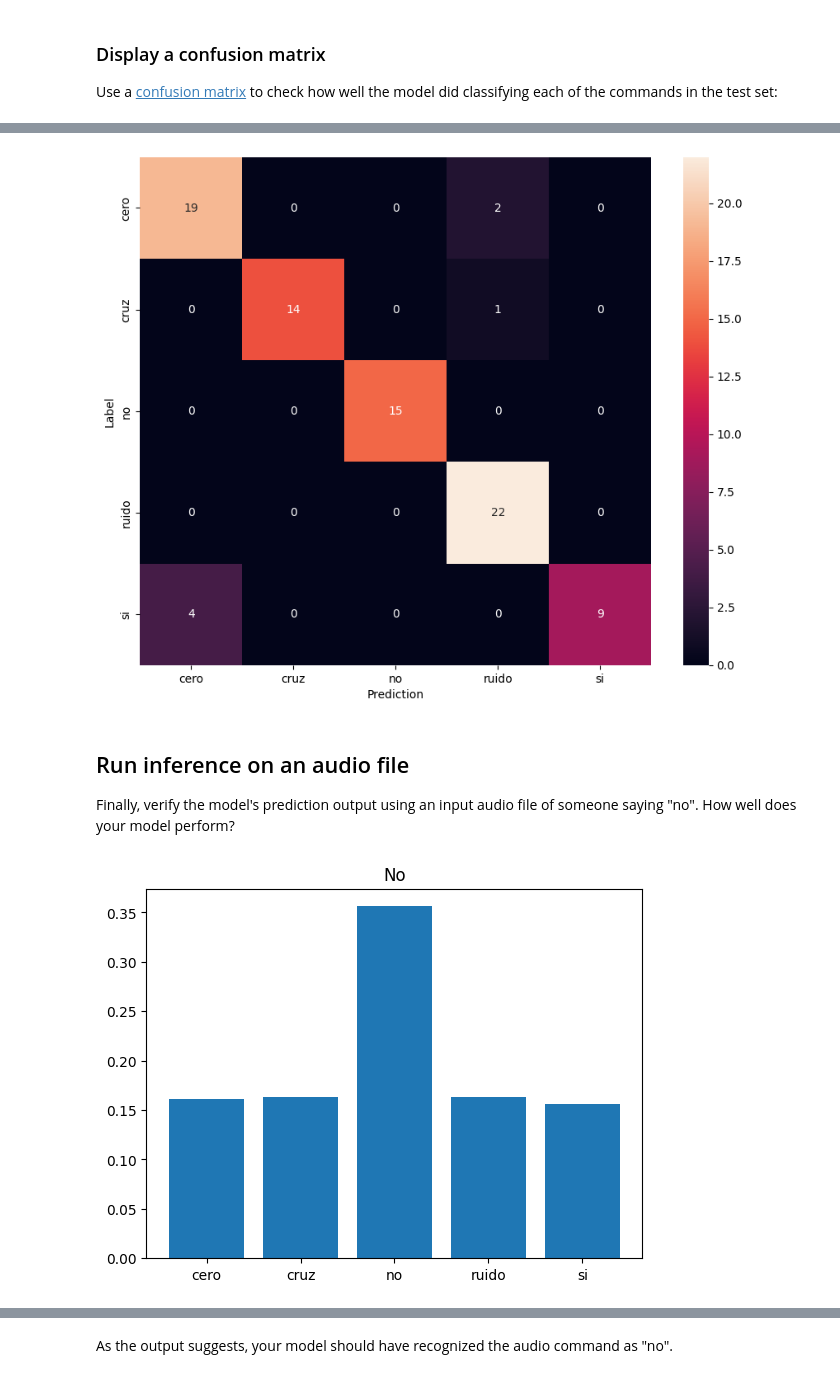
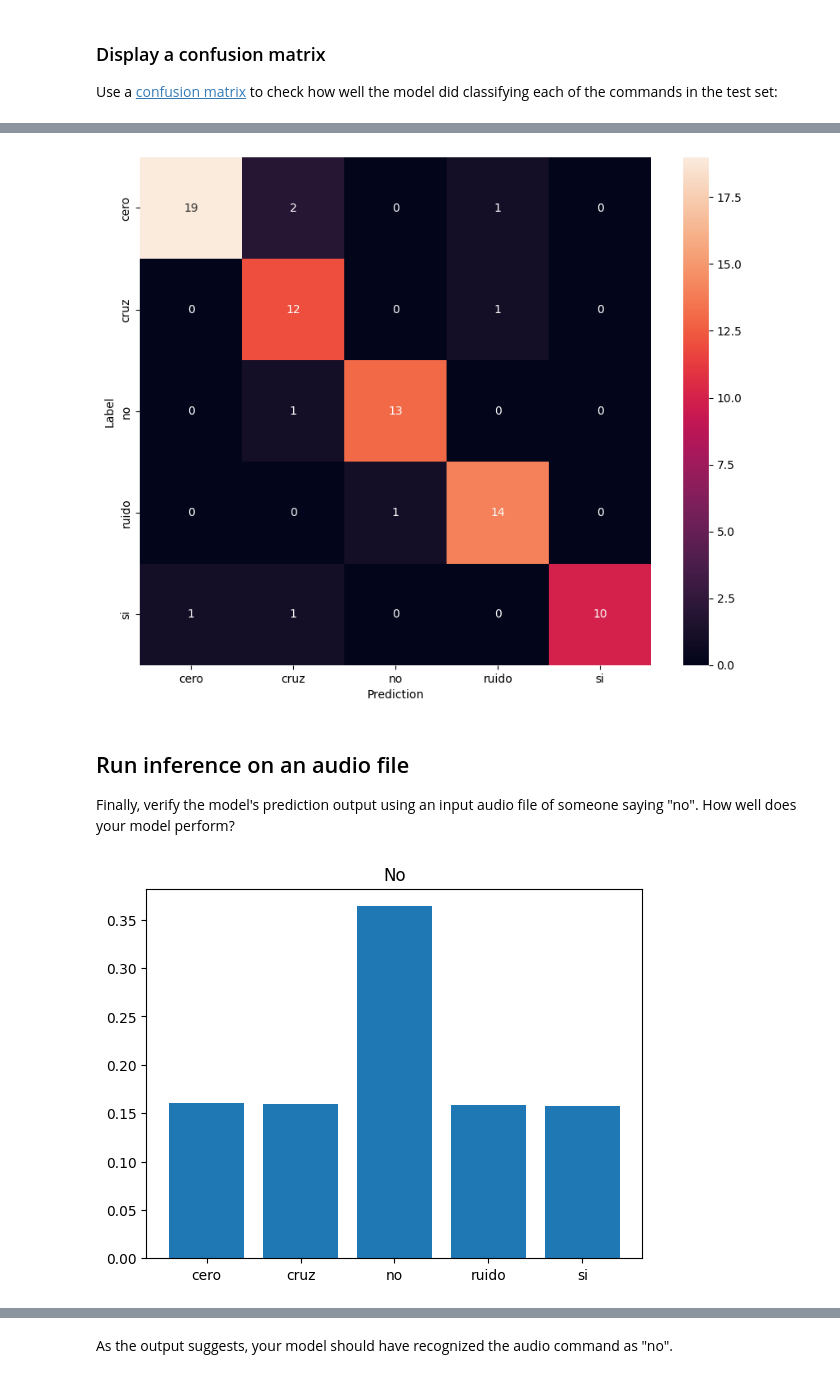
Before and after one commit to IgnacioGarciaLuengo/Edge_Computing_IOT, a Jupyter notebook: creacion_red_1.ipynb, the cells around one changed output, grey strips where cells are left out. Drawn from its saved outputs; the diff is of its cells as text; code cells hidden in the pictures.

```diff
--- a/creacion_red_1.ipynb
+++ b/creacion_red_1.ipynb
@@ -32,7 +32,7 @@ train_ds, val_ds = tf.keras.utils.audio_dataset_from_directory(
     batch_size=64,
     validation_split=0.4,
     seed=0,
-    output_sequence_length=9000,
+    output_sequence_length=8000,
     subset='both')
 
 label_names = np.array(train_ds.class_names)
@@ -108,5 +108,5 @@ for i in range(3):
   print('Waveform shape:', waveform.shape)
   print('Spectrogram shape:', spectrogram.shape)
   print('Audio playback')
-  display.display(display.Audio(waveform, rate=16000))
+  display.display(display.Audio(waveform, rate=8000))
 # %% [output]
@@ -200,17 +200,17 @@ print('Input shape:', input_shape)
 num_labels = len(label_names)
 
 # # Instantiate the `tf.keras.layers.Normalization` layer.
-# norm_layer = layers.Normalization()
-# # Fit the state of the layer to the spectrograms
-# # with `Normalization.adapt`.
-# norm_layer.adapt(data=train_spectrogram_ds.map(map_func=lambda spec, label: spec))
+norm_layer = layers.Normalization()
+# Fit the state of the layer to the spectrograms
+# with `Normalization.adapt`.
+norm_layer.adapt(data=train_spectrogram_ds.map(map_func=lambda spec, label: spec))
 
 model = models.Sequential([
     layers.Input(shape=input_shape),
     # Downsample the input.
     layers.Resizing(32, 32),
     # # Normalize.
-    # norm_layer,
+    norm_layer,
     layers.Conv2D(6,3, activation='relu'),
     layers.Dropout(0.25),
     layers.Flatten(),
@@ -331,7 +328,7 @@ plt.xlabel('Prediction')
 plt.ylabel('Label')
 plt.show()
 # %% [output]
-[figure, old version]
+[figure, new version]
 # %% [markdown]
 ## Run inference on an audio file
 
@@ -339,21 +336,21 @@ Finally, verify the model's prediction output using an input audio file of someo
 # %%
 x = data_dir/'no/No_007.wav'
 x = tf.io.read_file(str(x))
-x, sample_rate = tf.audio.decode_wav(x, desired_channels=1, desired_samples=9000,)
+x, sample_rate = tf.audio.decode_wav(x, desired_channels=1, desired_samples=8000,)
 x = tf.squeeze(x, axis=-1)
 waveform = x
 x = get_spectrogram(x)
 x = x[tf.newaxis,...]
 
 prediction = model(x)
 x_labels = label_names
 plt.bar(x_labels, tf.nn.softmax(prediction[0]))
 plt.title('No')
 plt.show()
 
-display.display(display.Audio(waveform, rate=9000))
+display.display(display.Audio(waveform, rate=8000))
 # %% [output]
-[figure, old version]
+[figure, new version]
 [interactive output not drawn]
 # %% [markdown]
 As the output suggests, your model should have recognized the audio command as "no".
```
Also changed, not shown: parts of 16 cells of this notebook, 28 other files.
